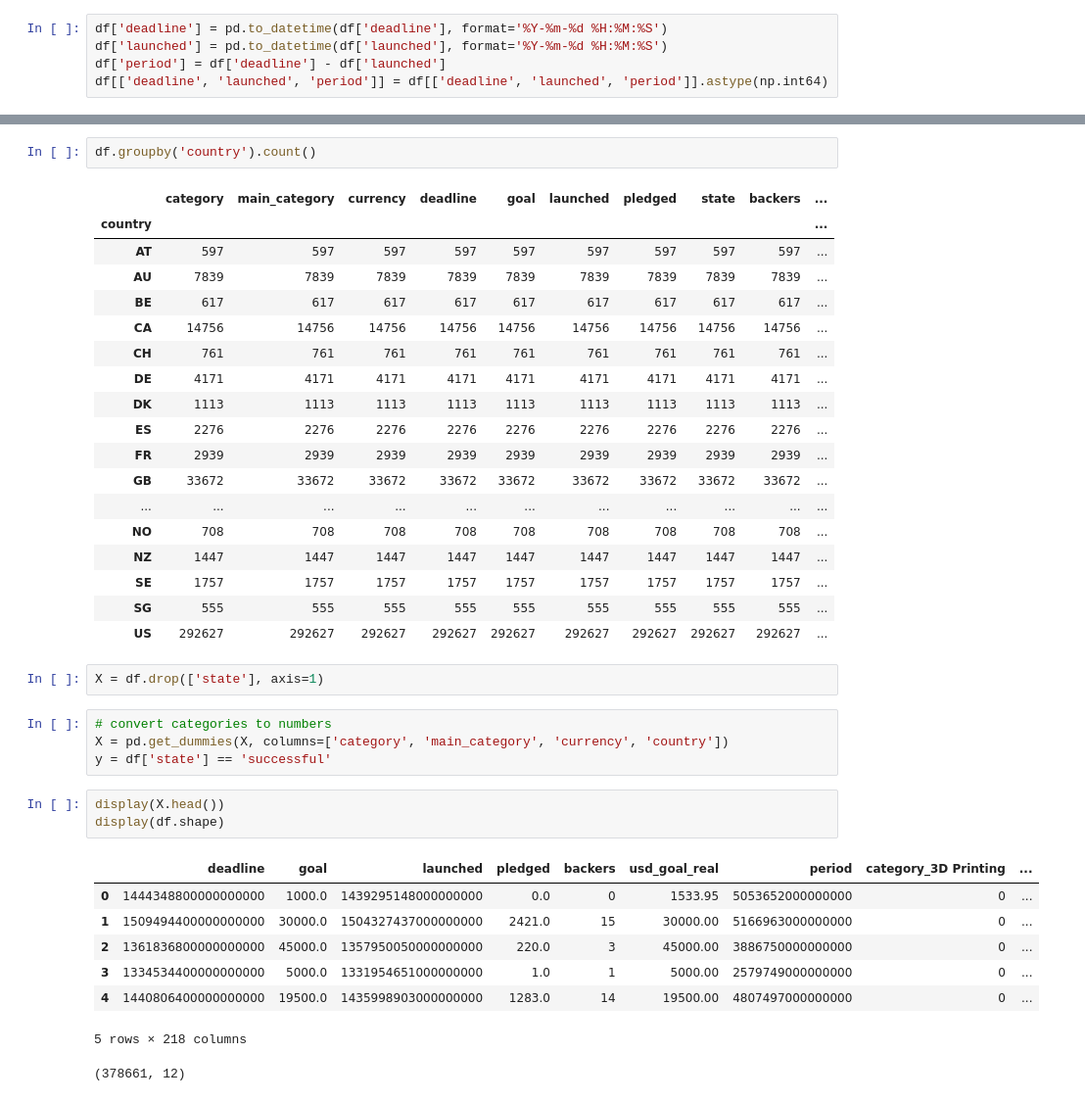
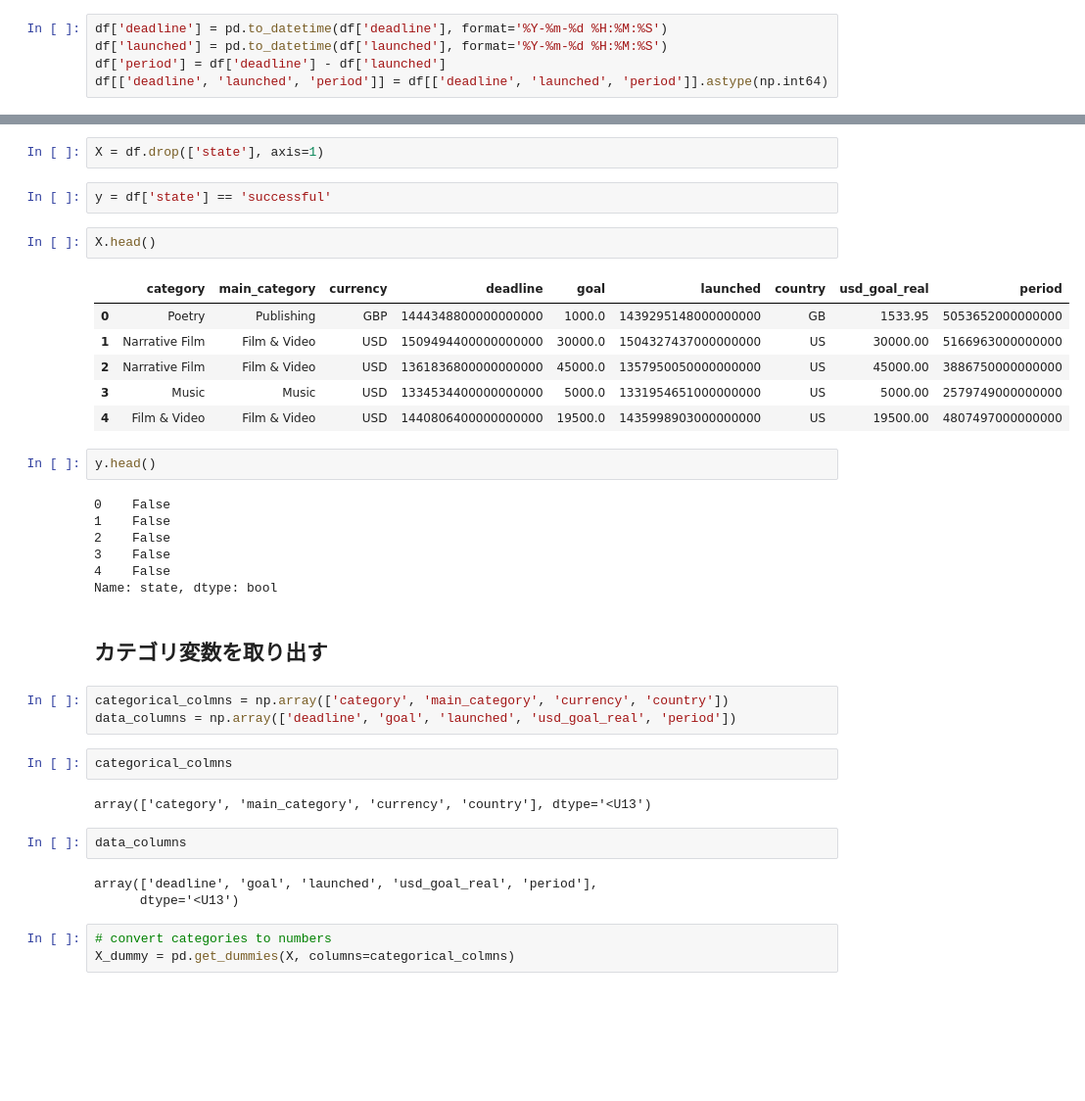
Before and after one commit to ogikei/kaggle-comp, a Jupyter notebook: kickstarter-projects/main.ipynb, the cells around one changed output, grey strips where cells are left out. Shown: that part at 98% size. Cells and saved outputs as stored; diff of their text form; blank space fills up the shorter version.

```diff
--- a/kickstarter-projects/main.ipynb
+++ b/kickstarter-projects/main.ipynb
@@ -206,39 +116,39 @@ df.groupby('state').count()
-# %%
-df.groupby('country').count()
-# %% [output]
-|  | category | main_category | currency | deadline | goal | launched | pledged | state | backers | ... |
-| country |  |  |  |  |  |  |  |  |  | ... |
-| AT | 597 | 597 | 597 | 597 | 597 | 597 | 597 | 597 | 597 | ... |
-| AU | 7839 | 7839 | 7839 | 7839 | 7839 | 7839 | 7839 | 7839 | 7839 | ... |
-| BE | 617 | 617 | 617 | 617 | 617 | 617 | 617 | 617 | 617 | ... |
-| CA | 14756 | 14756 | 14756 | 14756 | 14756 | 14756 | 14756 | 14756 | 14756 | ... |
-| CH | 761 | 761 | 761 | 761 | 761 | 761 | 761 | 761 | 761 | ... |
-| DE | 4171 | 4171 | 4171 | 4171 | 4171 | 4171 | 4171 | 4171 | 4171 | ... |
-| DK | 1113 | 1113 | 1113 | 1113 | 1113 | 1113 | 1113 | 1113 | 1113 | ... |
-| ES | 2276 | 2276 | 2276 | 2276 | 2276 | 2276 | 2276 | 2276 | 2276 | ... |
-| FR | 2939 | 2939 | 2939 | 2939 | 2939 | 2939 | 2939 | 2939 | 2939 | ... |
-| GB | 33672 | 33672 | 33672 | 33672 | 33672 | 33672 | 33672 | 33672 | 33672 | ... |
-| ... | ... | ... | ... | ... | ... | ... | ... | ... | ... | ... |
-| NO | 708 | 708 | 708 | 708 | 708 | 708 | 708 | 708 | 708 | ... |
-| NZ | 1447 | 1447 | 1447 | 1447 | 1447 | 1447 | 1447 | 1447 | 1447 | ... |
-| SE | 1757 | 1757 | 1757 | 1757 | 1757 | 1757 | 1757 | 1757 | 1757 | ... |
-| SG | 555 | 555 | 555 | 555 | 555 | 555 | 555 | 555 | 555 | ... |
-| US | 292627 | 292627 | 292627 | 292627 | 292627 | 292627 | 292627 | 292627 | 292627 | ... |
 # %%
 X = df.drop(['state'], axis=1)
+# %%
+y = df['state'] == 'successful'
+# %%
+X.head()
+# %% [output]
+|  | category | main_category | currency | deadline | goal | launched | country | usd_goal_real | period |
+| 0 | Poetry | Publishing | GBP | 1444348800000000000 | 1000.0 | 1439295148000000000 | GB | 1533.95 | 5053652000000000 |
+| 1 | Narrative Film | Film & Video | USD | 1509494400000000000 | 30000.0 | 1504327437000000000 | US | 30000.00 | 5166963000000000 |
+| 2 | Narrative Film | Film & Video | USD | 1361836800000000000 | 45000.0 | 1357950050000000000 | US | 45000.00 | 3886750000000000 |
+| 3 | Music | Music | USD | 1334534400000000000 | 5000.0 | 1331954651000000000 | US | 5000.00 | 2579749000000000 |
+| 4 | Film & Video | Film & Video | USD | 1440806400000000000 | 19500.0 | 1435998903000000000 | US | 19500.00 | 4807497000000000 |
+# %%
+y.head()
+# %% [output]
+0    False
+1    False
+2    False
+3    False
+4    False
+Name: state, dtype: bool
+# %% [markdown]
+## カテゴリ変数を取り出す
+# %%
+categorical_colmns = np.array(['category', 'main_category', 'currency', 'country'])
+data_columns = np.array(['deadline', 'goal', 'launched', 'usd_goal_real', 'period'])
+# %%
+categorical_colmns
+# %% [output]
+array(['category', 'main_category', 'currency', 'country'], dtype='<U13')
+# %%
+data_columns
+# %% [output]
+array(['deadline', 'goal', 'launched', 'usd_goal_real', 'period'],
+      dtype='<U13')
 # %%
 # convert categories to numbers
-X = pd.get_dummies(X, columns=['category', 'main_category', 'currency', 'country'])
-y = df['state'] == 'successful'
+X_dummy = pd.get_dummies(X, columns=categorical_colmns)
-# %%
-display(X.head())
-display(df.shape)
-# %% [output]
-|  | deadline | goal | launched | pledged | backers | usd_goal_real | period | category_3D Printing | ... |
-| 0 | 1444348800000000000 | 1000.0 | 1439295148000000000 | 0.0 | 0 | 1533.95 | 5053652000000000 | 0 | ... |
-| 1 | 1509494400000000000 | 30000.0 | 1504327437000000000 | 2421.0 | 15 | 30000.00 | 5166963000000000 | 0 | ... |
-| 2 | 1361836800000000000 | 45000.0 | 1357950050000000000 | 220.0 | 3 | 45000.00 | 3886750000000000 | 0 | ... |
-| 3 | 1334534400000000000 | 5000.0 | 1331954651000000000 | 1.0 | 1 | 5000.00 | 2579749000000000 | 0 | ... |
-| 4 | 1440806400000000000 | 19500.0 | 1435998903000000000 | 1283.0 | 14 | 19500.00 | 4807497000000000 | 0 | ... |
-5 rows × 218 columns
-(378661, 12)
```
Also changed, not shown: parts of 33 cells of this notebook.
